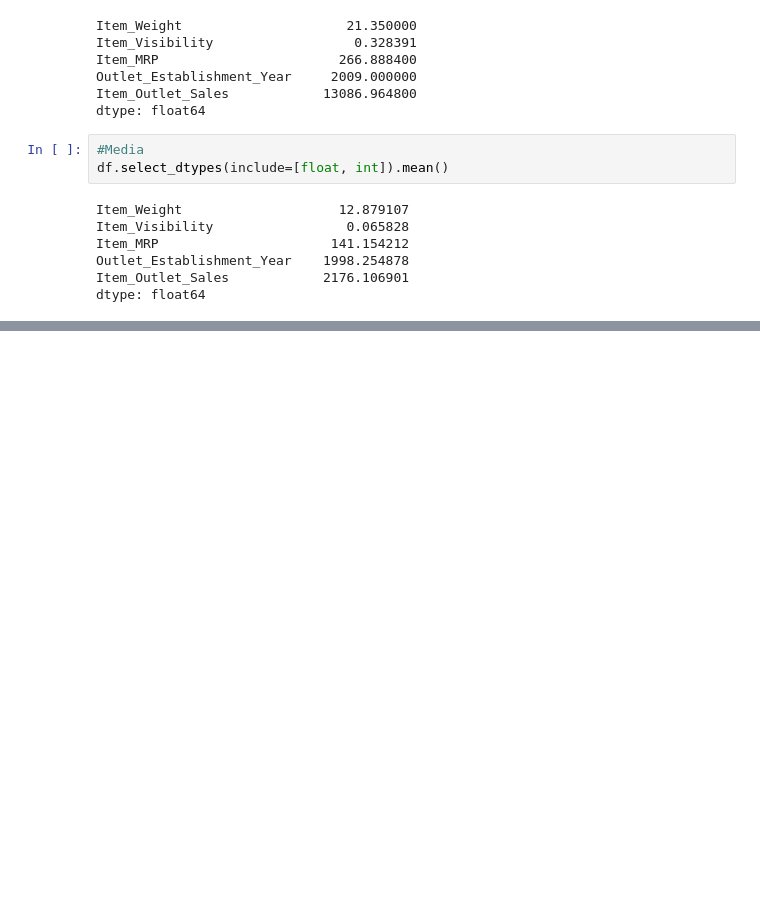
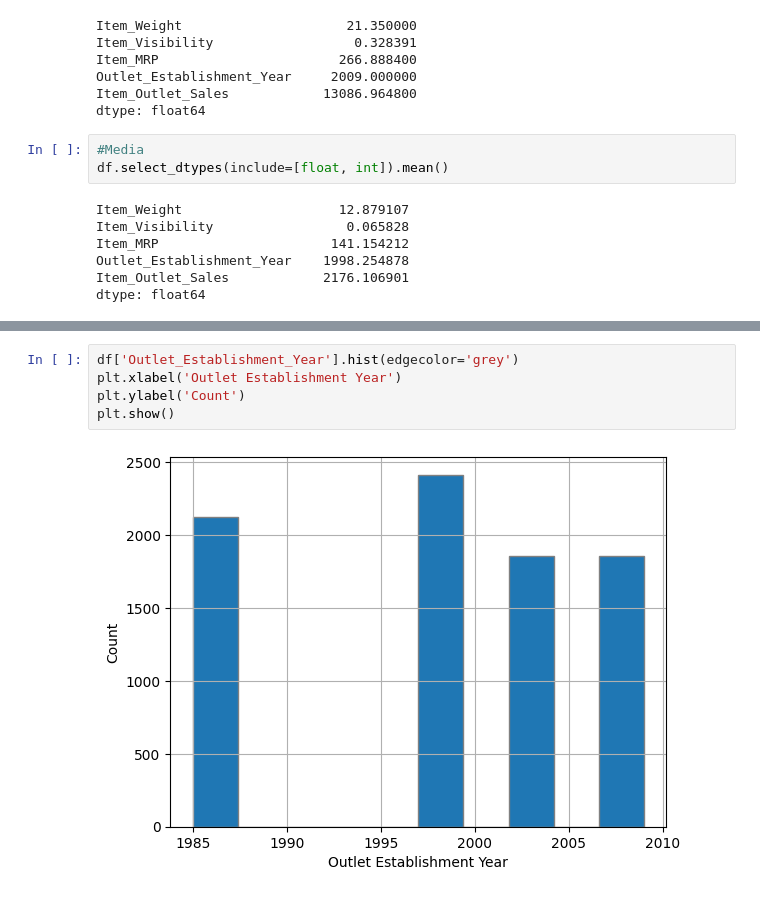
Before and after one commit to fabianestayt/predicciones-de-ventas, a Jupyter notebook: Predicciones.ipynb, the cells around one changed output, grey strips where cells are left out. Saved outputs shown, nothing was run; the diff lists cells and outputs as text; blank space fills up the shorter version.

```diff
--- a/Predicciones.ipynb
+++ b/Predicciones.ipynb
@@ -242,0 +264,7 @@ dtype: float64
+# %%
+df['Outlet_Establishment_Year'].hist(edgecolor='grey')
+plt.xlabel('Outlet Establishment Year')
+plt.ylabel('Count')
+plt.show()
+# %% [output]
+[figure, added]
```
Also changed, not shown: parts of 17 cells of this notebook.
